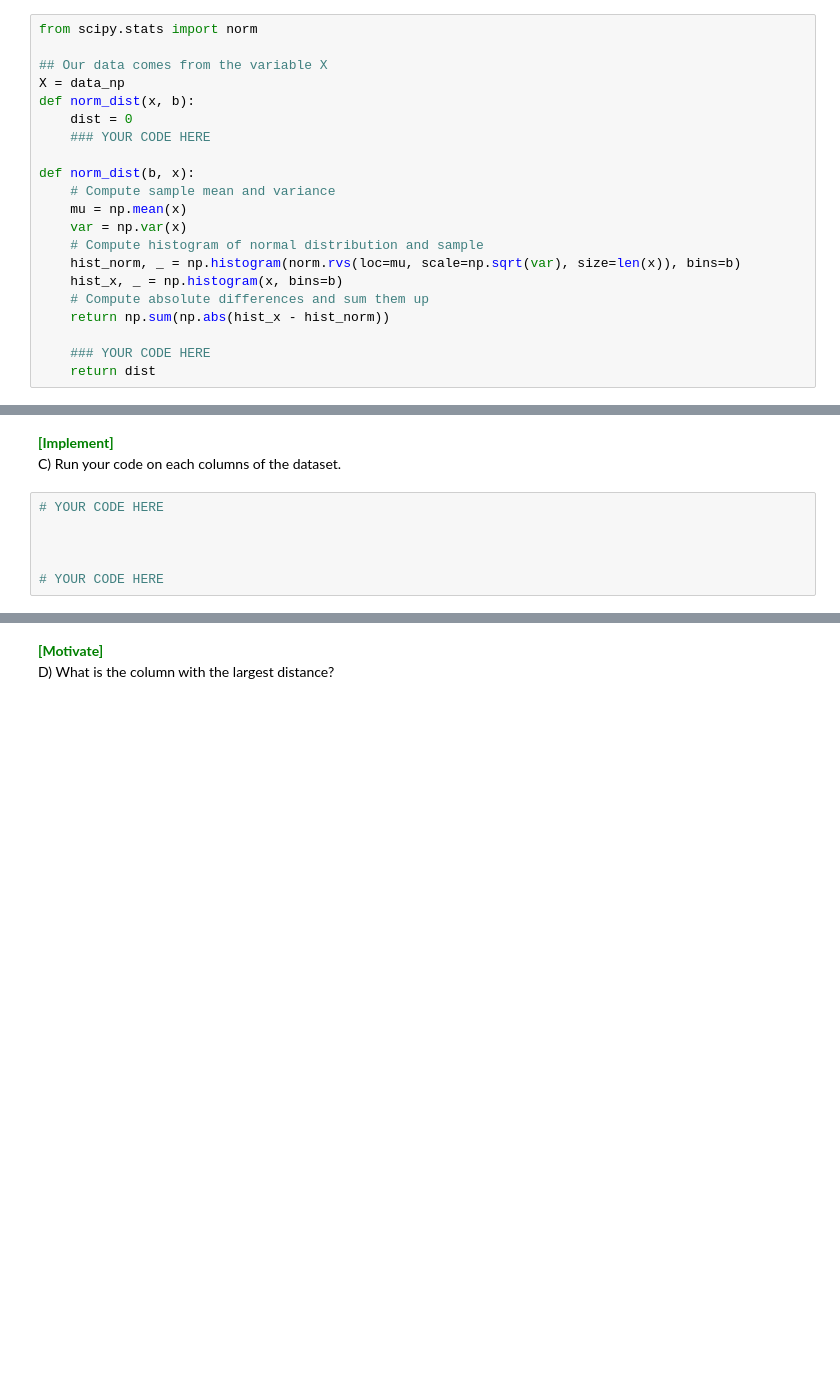
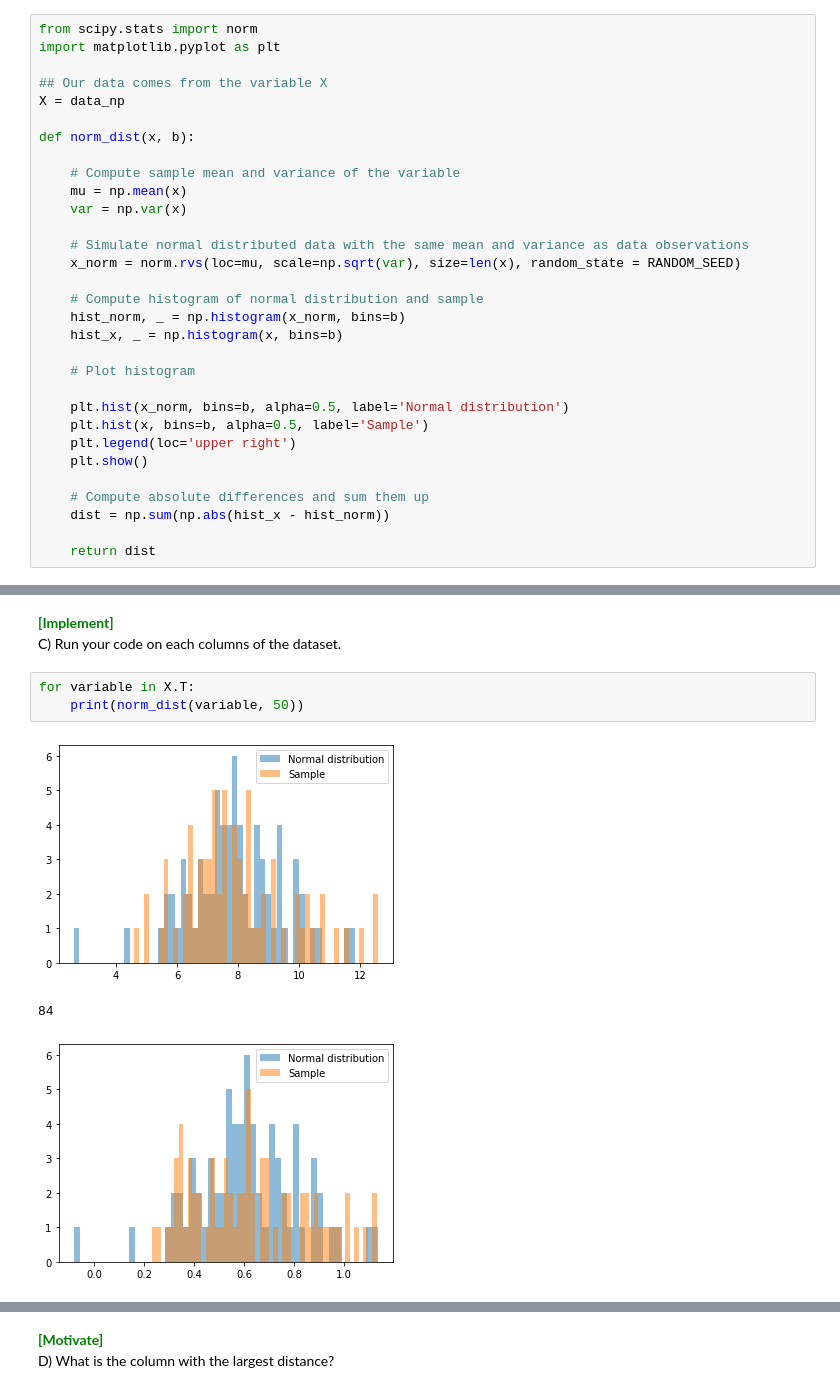
Before and after one commit to BjarkiKassOlsen/DM-Hand-In, a Jupyter notebook: handins/handin1.ipynb, the cells around one changed output, grey strips where cells are left out. Drawn from its saved outputs; the diff is of its cells as text; blank space fills up the shorter version.

```diff
--- a/handins/handin1.ipynb
+++ b/handins/handin1.ipynb
@@ -773,24 +757,34 @@ where $H_X(i)$ is the i-th bucket of the histogram of $x$ and $H_\mathcal{N}(i)$
 <font color='red'>IMPORTANT: You can use the norm function from Scipy to get the normal distribution to subtract from.</font>
 # %%
 from scipy.stats import norm
+import matplotlib.pyplot as plt
 
 ## Our data comes from the variable X
 X = data_np
+
 def norm_dist(x, b):
-    dist = 0
-    ### YOUR CODE HERE
 
-def norm_dist(b, x):
-    # Compute sample mean and variance
+    # Compute sample mean and variance of the variable
     mu = np.mean(x)
     var = np.var(x)
+
+    # Simulate normal distributed data with the same mean and variance as data observations
+    x_norm = norm.rvs(loc=mu, scale=np.sqrt(var), size=len(x), random_state = RANDOM_SEED)
+
     # Compute histogram of normal distribution and sample
-    hist_norm, _ = np.histogram(norm.rvs(loc=mu, scale=np.sqrt(var), size=len(x)), bins=b)
+    hist_norm, _ = np.histogram(x_norm, bins=b)
     hist_x, _ = np.histogram(x, bins=b)
+
+    # Plot histogram
+
+    plt.hist(x_norm, bins=b, alpha=0.5, label='Normal distribution')
+    plt.hist(x, bins=b, alpha=0.5, label='Sample')
+    plt.legend(loc='upper right')
+    plt.show()
+
     # Compute absolute differences and sum them up
-    return np.sum(np.abs(hist_x - hist_norm))
+    dist = np.sum(np.abs(hist_x - hist_norm))
 
-    ### YOUR CODE HERE
     return dist
 # %% [markdown]
 ### Task 2.2.2 (6 point)
@@ -809,8 +816,9 @@ B) <span style='color: green'>**\[Motivate\]**</span> whether the method in Task
 <span style='color: green'>**\[Implement\]**</span><br>
 C) Run your code on each columns of the dataset.
 # %%
-# YOUR CODE HERE
-
-
-
-# YOUR CODE HERE
+for variable in X.T:
+    print(norm_dist(variable, 50))
+# %% [output]
+[figure, added]
+84
+[figure, added]
```
Also changed, not shown: parts of 13 cells of this notebook.
